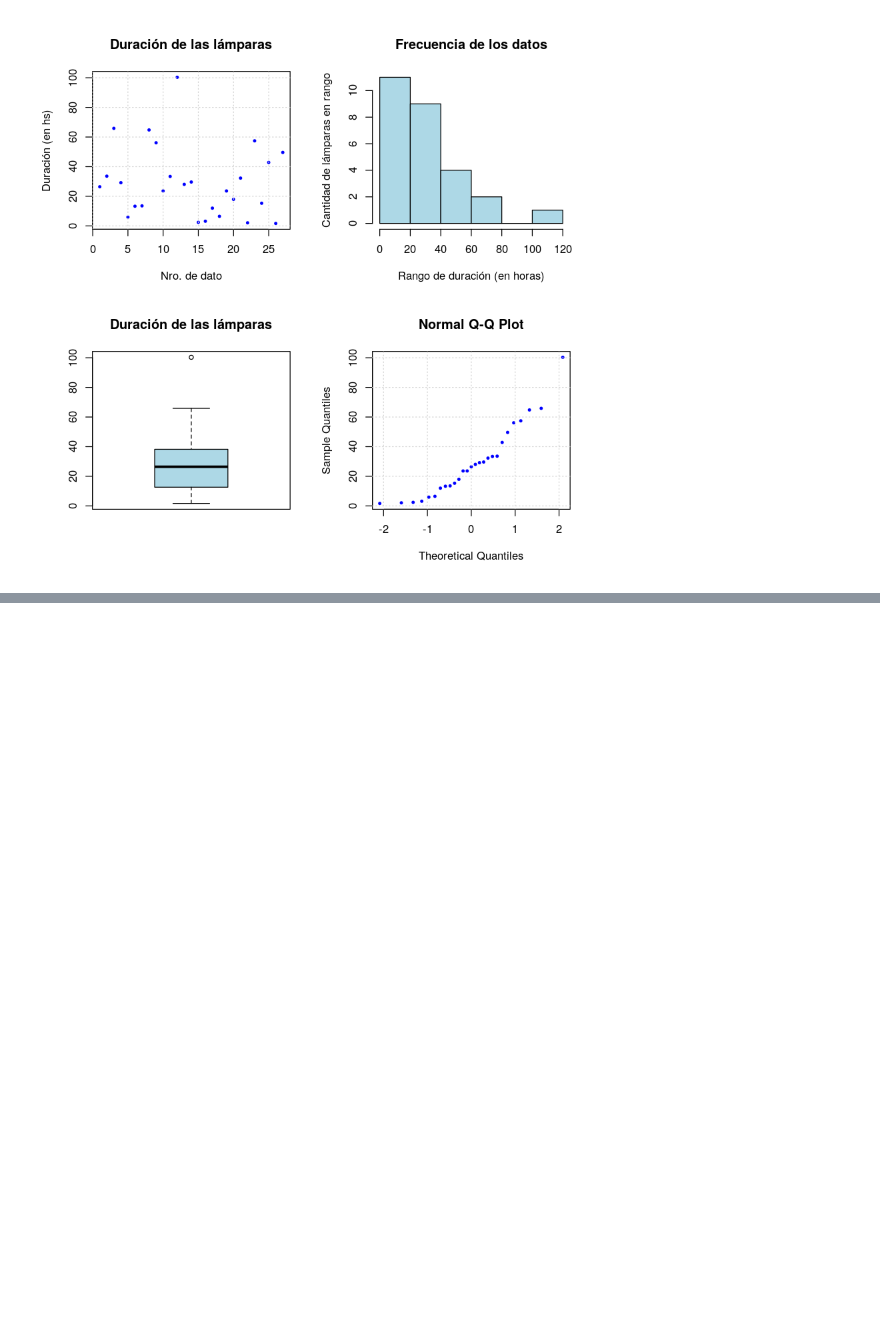
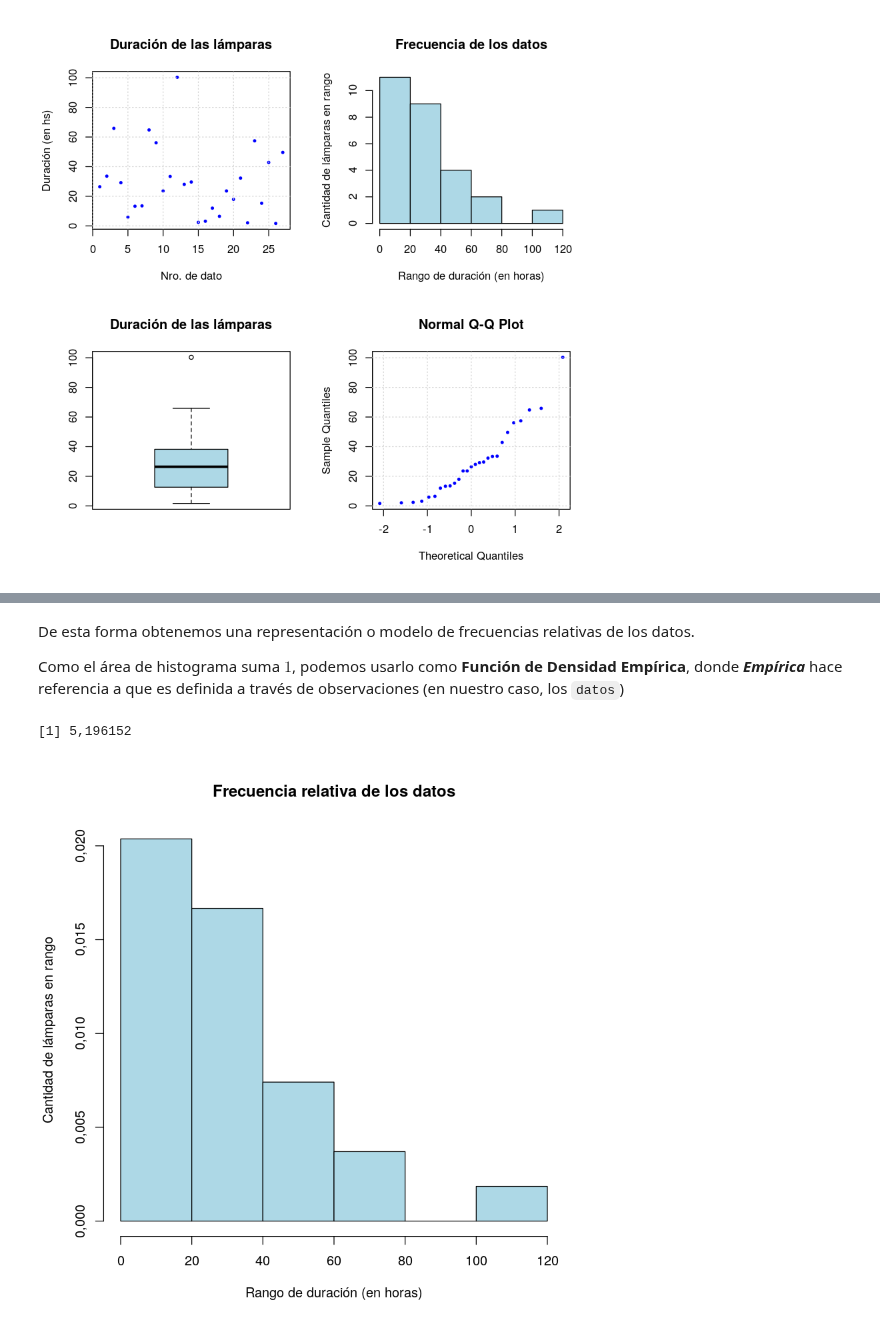
Before and after one commit to LecJackS/Probabilidades-y-Estadistica-2019-2doC, a Jupyter notebook: Practica 6 (nueva).ipynb, the cells around one changed output, grey strips where cells are left out. Cells and saved outputs as stored; diff of their text form; code cells hidden in the pictures; blank space fills up the shorter version.

```diff
--- a/Practica 6 (nueva).ipynb
+++ b/Practica 6 (nueva).ipynb
@@ -54,0 +101,20 @@ grid()
+# %% [markdown]
+De esta forma obtenemos una representación o modelo de frecuencias relativas de los datos.
+
+Como el área de histograma suma $1$, podemos usarlo como **Función de Densidad Empírica**, donde ***Empírica*** hace referencia a que es definida a través de observaciones (en nuestro caso, los `datos`)
+# %%
+sqrt(length(data))
+# %% [output]
+[1] 5,196152
+# %%
+#par(mfrow=c(2,2))
+# Histograma
+hist(datos,
+     main="Frecuencia relativa de los datos",
+     xlab="Rango de duración (en horas)",
+     ylab="Cantidad de lámparas en rango",
+     col="lightblue",
+     freq=FALSE,
+     breaks=6)
+# %% [output]
+[figure, added]
```
Also changed, not shown: parts of 30 cells of this notebook, 11 other files.
